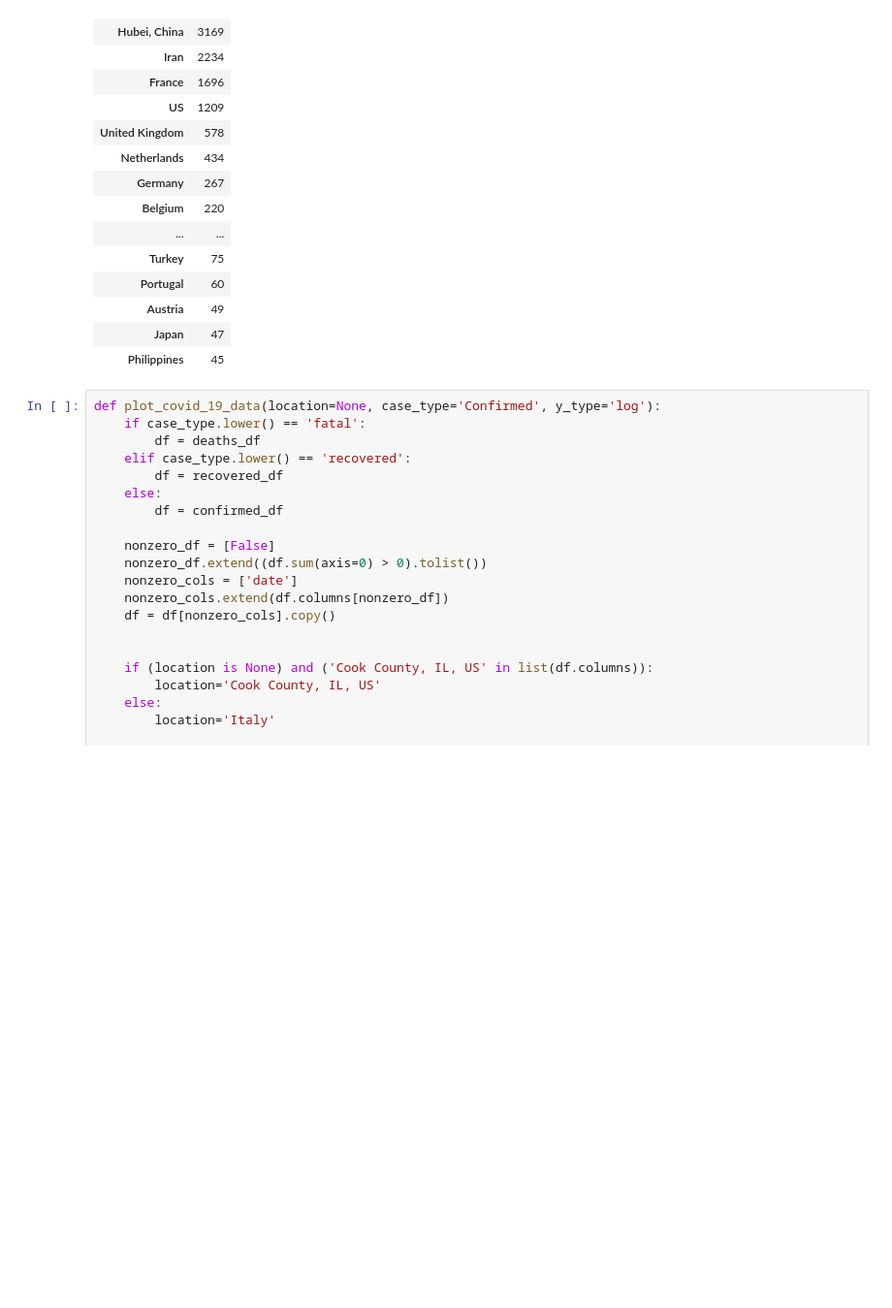
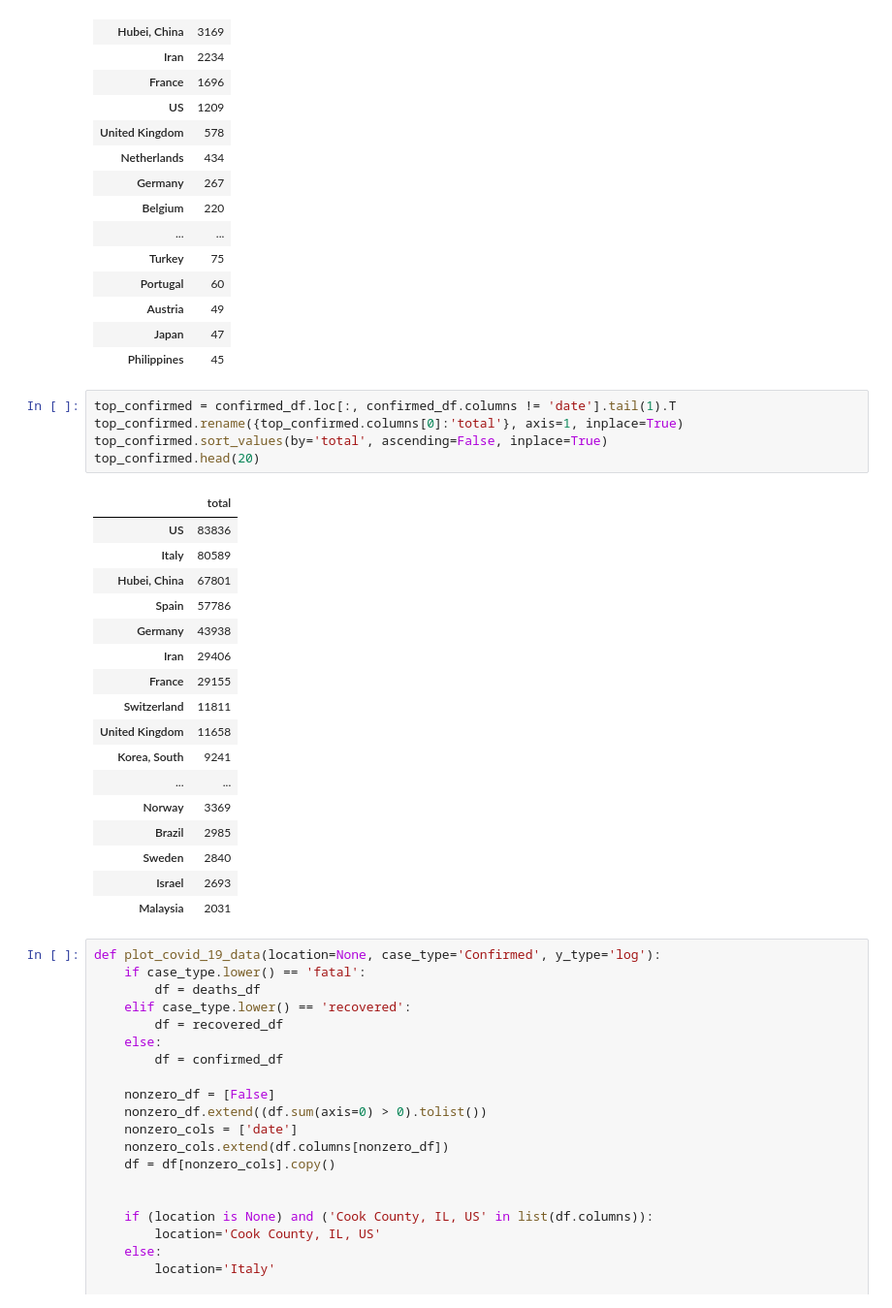
Before and after one commit to MattTriano/COVID-19_Viz, a Jupyter notebook: COVID-19_EDA_2.ipynb, the cells around one changed output. Shown at 97% size. Drawn from its saved outputs; the diff is of its cells as text; blank space fills up the shorter version.

```diff
--- a/COVID-19_EDA_2.ipynb
+++ b/COVID-19_EDA_2.ipynb
@@ -105,6 +105,29 @@ top_deaths.head(20)
 | Austria | 49 |
 | Japan | 47 |
 | Philippines | 45 |
+# %%
+top_confirmed = confirmed_df.loc[:, confirmed_df.columns != 'date'].tail(1).T
+top_confirmed.rename({top_confirmed.columns[0]:'total'}, axis=1, inplace=True)
+top_confirmed.sort_values(by='total', ascending=False, inplace=True)
+top_confirmed.head(20)
+# %% [output]
+|  | total |
+| US | 83836 |
+| Italy | 80589 |
+| Hubei, China | 67801 |
+| Spain | 57786 |
+| Germany | 43938 |
+| Iran | 29406 |
+| France | 29155 |
+| Switzerland | 11811 |
+| United Kingdom | 11658 |
+| Korea, South | 9241 |
+| ... | ... |
+| Norway | 3369 |
+| Brazil | 2985 |
+| Sweden | 2840 |
+| Israel | 2693 |
+| Malaysia | 2031 |
 # %%
 def plot_covid_19_data(location=None, case_type='Confirmed', y_type='log'):
     if case_type.lower() == 'fatal':
```
Also changed, not shown: parts of 5 cells of this notebook.
